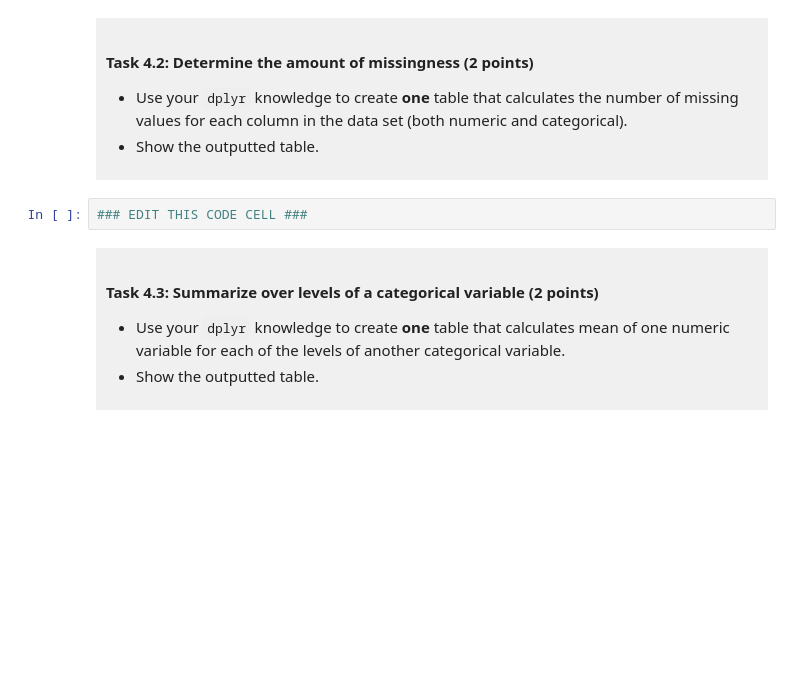
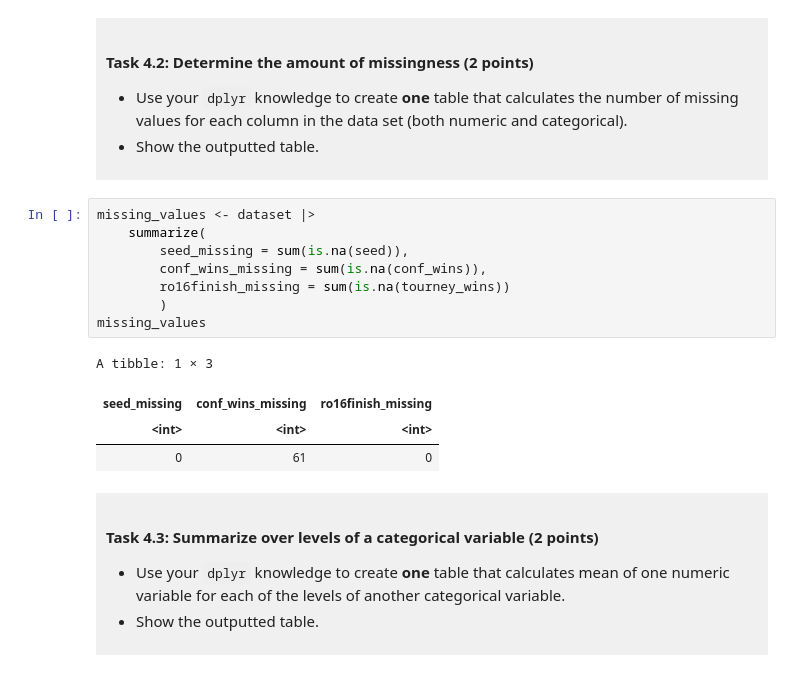
Before and after one commit to maxwellchen16-dotcom/dsci-100-project-maxwell-chen, a Jupyter notebook: dsci-100-project-notebook.ipynb, the cells around one changed output. Drawn from its saved outputs; the diff is of its cells as text; blank space fills up the shorter version.

```diff
--- a/dsci-100-project-notebook.ipynb
+++ b/dsci-100-project-notebook.ipynb
@@ -326,7 +311,18 @@ A tibble: 1 × 6
 - Show the outputted table.
 </div>
 # %%
-### EDIT THIS CODE CELL ###
+missing_values <- dataset |>
+    summarize(
+        seed_missing = sum(is.na(seed)),
+        conf_wins_missing = sum(is.na(conf_wins)),
+        ro16finish_missing = sum(is.na(tourney_wins))
+        )
+missing_values
+# %% [output]
+A tibble: 1 × 3
+| seed_missing | conf_wins_missing | ro16finish_missing |
+| <int> | <int> | <int> |
+| 0 | 61 | 0 |
 # %% [markdown]
 <div style="background-color: #f0f0f0; padding: 10px;">
 
```
Also changed, not shown: parts of 5 cells of this notebook.
